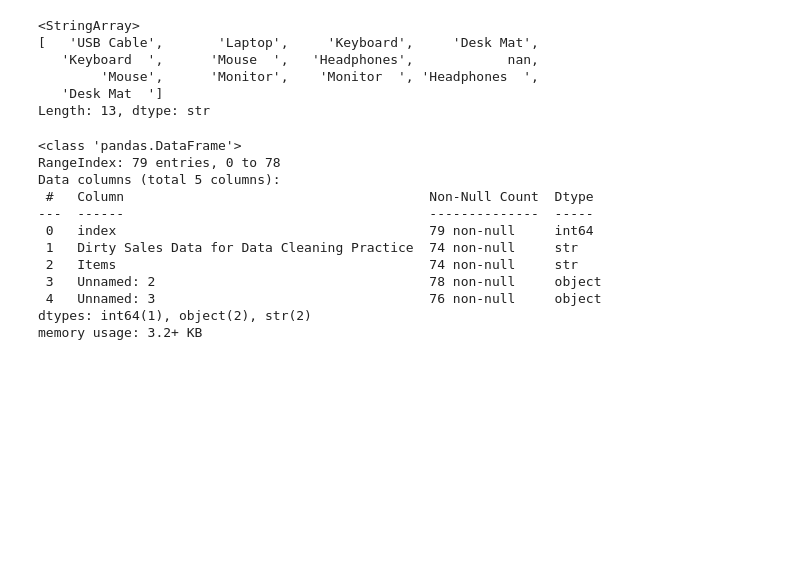
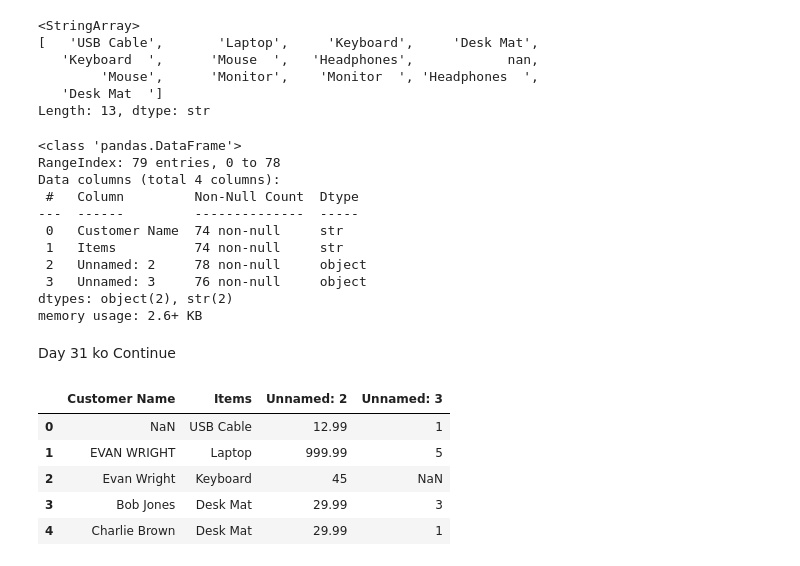
Before and after one commit to adhish-pkrl/daily-python-codes, a Jupyter notebook: day31.ipynb, the cells around one changed output. Drawn from its saved outputs; the diff is of its cells as text; code cells hidden in the pictures; blank space fills up the shorter version.

Commit message:
Day 31 data Clean sakyo

```diff
--- a/day31.ipynb
+++ b/day31.ipynb
@@ -150,5 +150,5 @@ df.head()
 # %% [markdown]
 TO fill the data in the Blank place
 # %%
-df.fillna(20, inplace = True)
-df.isnull().sum()
+# df.fillna(20, inplace = True)
+# df.isnull().sum()
@@ -220,13 +218,23 @@ df.info()
 # %% [output]
 <class 'pandas.DataFrame'>
 RangeIndex: 79 entries, 0 to 78
-Data columns (total 5 columns):
- #   Column                                       Non-Null Count  Dtype
----  ------                                       --------------  -----
- 0   index                                        79 non-null     int64
- 1   Dirty Sales Data for Data Cleaning Practice  74 non-null     str
- 2   Items                                        74 non-null     str
- 3   Unnamed: 2                                   78 non-null     object
- 4   Unnamed: 3                                   76 non-null     object
-dtypes: int64(1), object(2), str(2)
-memory usage: 3.2+ KB
+Data columns (total 4 columns):
+ #   Column         Non-Null Count  Dtype
+---  ------         --------------  -----
+ 0   Customer Name  74 non-null     str
+ 1   Items          74 non-null     str
+ 2   Unnamed: 2     78 non-null     object
+ 3   Unnamed: 3     76 non-null     object
+dtypes: object(2), str(2)
+memory usage: 2.6+ KB
+# %% [markdown]
+Day 31 ko Continue
+# %%
+df.head()
+# %% [output]
+|  | Customer Name | Items | Unnamed: 2 | Unnamed: 3 |
+| 0 | NaN | USB Cable | 12.99 | 1 |
+| 1 | EVAN WRIGHT | Laptop | 999.99 | 5 |
+| 2 | Evan Wright | Keyboard | 45 | NaN |
+| 3 | Bob Jones | Desk Mat | 29.99 | 3 |
+| 4 | Charlie Brown | Desk Mat | 29.99 | 1 |
```
Also changed, not shown: parts of 26 cells of this notebook.
